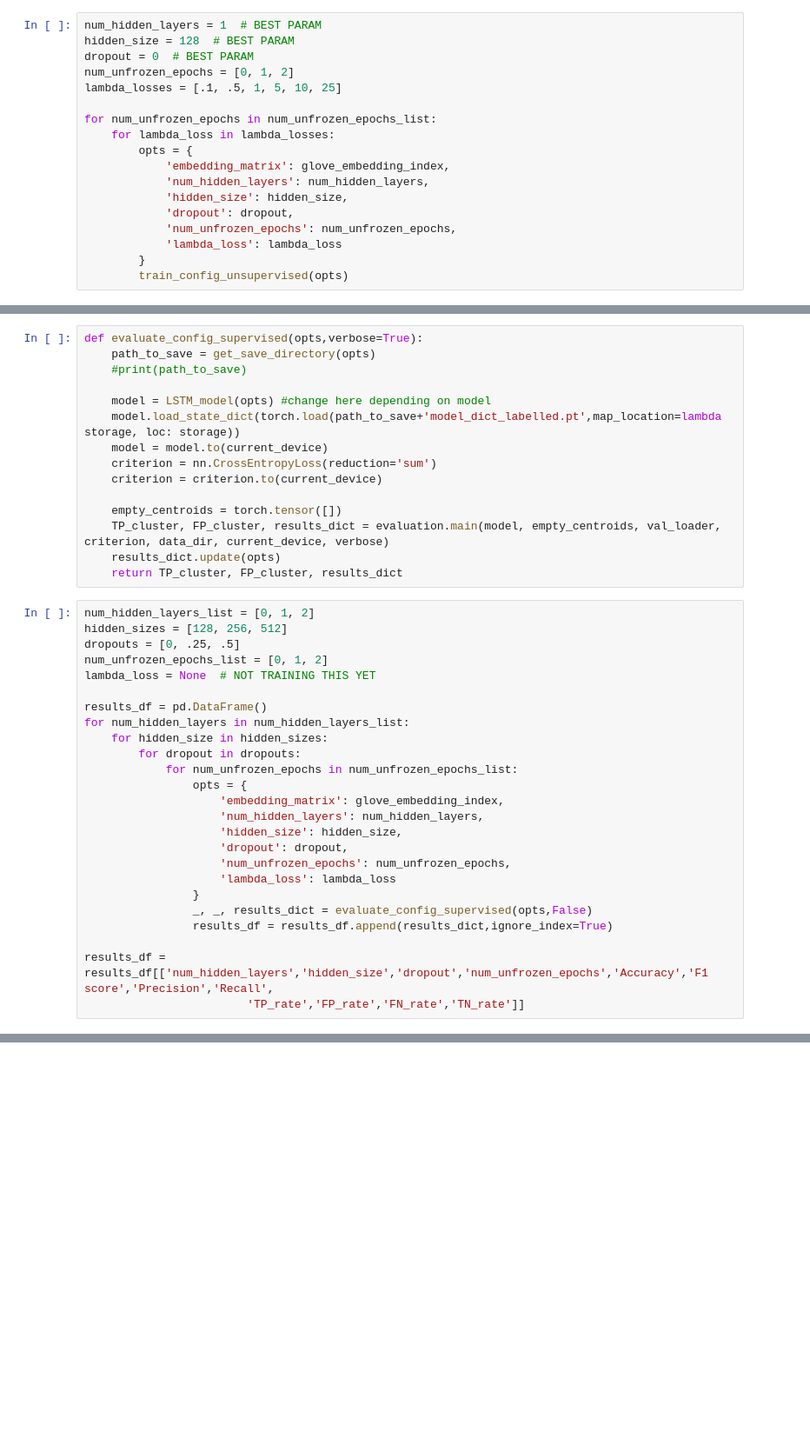
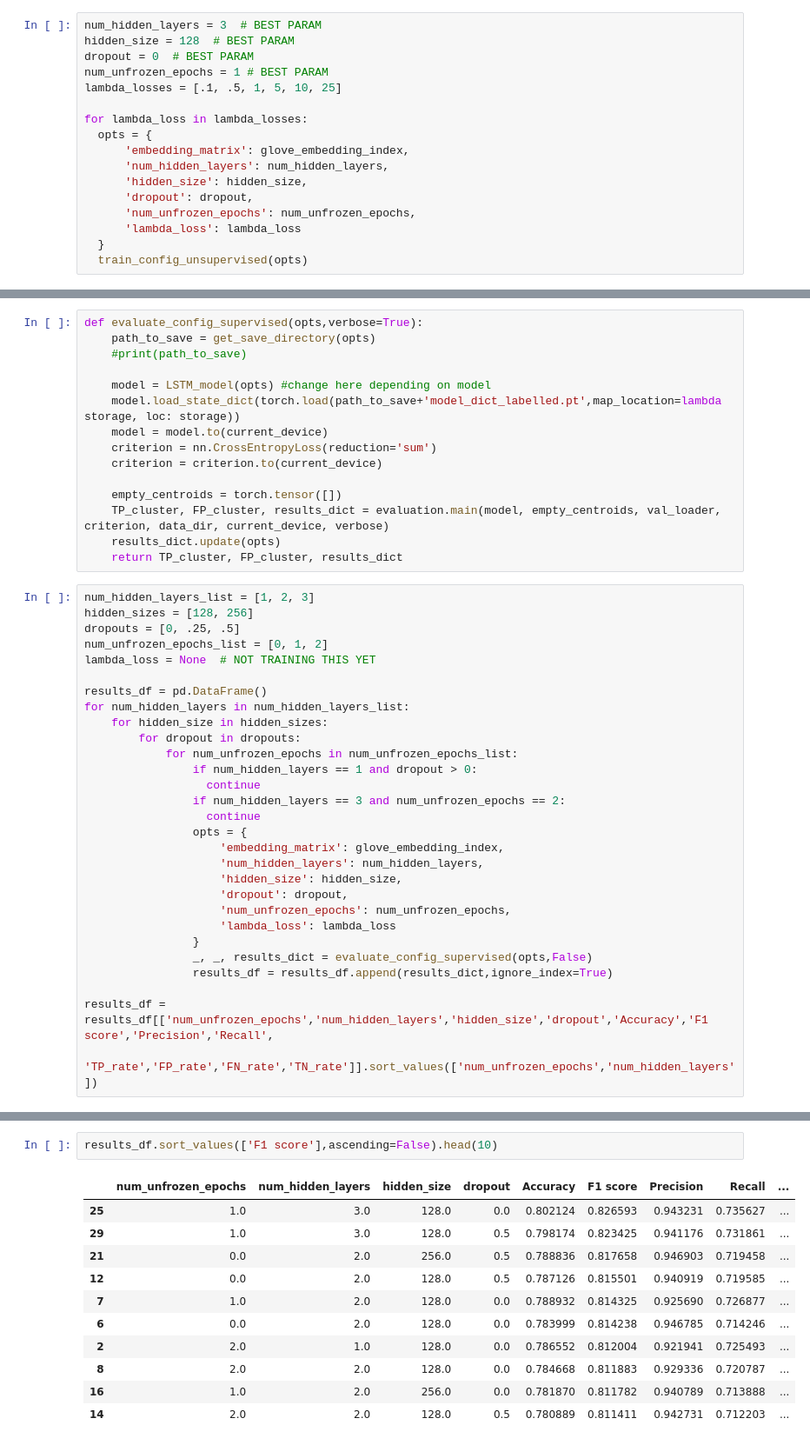
Before and after one commit to elliotgsilva/BiasedLanguageDetection, a Jupyter notebook: lstm_unfrozen_model.ipynb, the cells around one changed output, grey strips where cells are left out. Shown: that part at 87% size. Saved outputs shown, nothing was run; the diff lists cells and outputs as text; blank space fills up the shorter version.

```diff
--- a/lstm_unfrozen_model.ipynb
+++ b/lstm_unfrozen_model.ipynb
@@ -661,18 +696,17 @@ def train_config_unsupervised(opts):
 # %%
-num_hidden_layers = 1  # BEST PARAM
+num_hidden_layers = 3  # BEST PARAM
 hidden_size = 128  # BEST PARAM
 dropout = 0  # BEST PARAM
-num_unfrozen_epochs = [0, 1, 2]
+num_unfrozen_epochs = 1 # BEST PARAM
 lambda_losses = [.1, .5, 1, 5, 10, 25]
 
-for num_unfrozen_epochs in num_unfrozen_epochs_list:
-    for lambda_loss in lambda_losses:
-        opts = {
-            'embedding_matrix': glove_embedding_index,
-            'num_hidden_layers': num_hidden_layers,
-            'hidden_size': hidden_size,
-            'dropout': dropout,
-            'num_unfrozen_epochs': num_unfrozen_epochs,
-            'lambda_loss': lambda_loss
-        }
-        train_config_unsupervised(opts)
+for lambda_loss in lambda_losses:
+  opts = {
+      'embedding_matrix': glove_embedding_index,
+      'num_hidden_layers': num_hidden_layers,
+      'hidden_size': hidden_size,
+      'dropout': dropout,
+      'num_unfrozen_epochs': num_unfrozen_epochs,
+      'lambda_loss': lambda_loss
+  }
+  train_config_unsupervised(opts)
@@ -755,8 +736,8 @@ def evaluate_config_supervised(opts,verbose=True):
     results_dict.update(opts)
     return TP_cluster, FP_cluster, results_dict
 # %%
-num_hidden_layers_list = [0, 1, 2]
-hidden_sizes = [128, 256, 512]
+num_hidden_layers_list = [1, 2, 3]
+hidden_sizes = [128, 256]
 dropouts = [0, .25, .5]
 num_unfrozen_epochs_list = [0, 1, 2]
 lambda_loss = None  # NOT TRAINING THIS YET
@@ -766,6 +747,10 @@ for num_hidden_layers in num_hidden_layers_list:
     for hidden_size in hidden_sizes:
         for dropout in dropouts:
             for num_unfrozen_epochs in num_unfrozen_epochs_list:
+                if num_hidden_layers == 1 and dropout > 0:
+                  continue
+                if num_hidden_layers == 3 and num_unfrozen_epochs == 2:
+                  continue
                 opts = {
                     'embedding_matrix': glove_embedding_index,
                     'num_hidden_layers': num_hidden_layers,
@@ -777,5 +762,5 @@ for num_hidden_layers in num_hidden_layers_list:
                 _, _, results_dict = evaluate_config_supervised(opts,False)
                 results_df = results_df.append(results_dict,ignore_index=True)
 
-results_df = results_df[['num_hidden_layers','hidden_size','dropout','num_unfrozen_epochs','Accuracy','F1 score','Precision','Recall',
-                        'TP_rate','FP_rate','FN_rate','TN_rate']]
+results_df = results_df[['num_unfrozen_epochs','num_hidden_layers','hidden_size','dropout','Accuracy','F1 score','Precision','Recall',
+                        'TP_rate','FP_rate','FN_rate','TN_rate']].sort_values(['num_unfrozen_epochs','num_hidden_layers'])
@@ -781,0 +769,14 @@ results_df = results_df[['num_hidden_layers','hidden_size','dropout','num_unfroz
+# %%
+results_df.sort_values(['F1 score'],ascending=False).head(10)
+# %% [output]
+|  | num_unfrozen_epochs | num_hidden_layers | hidden_size | dropout | Accuracy | F1 score | Precision | Recall | ... |
+| 25 | 1.0 | 3.0 | 128.0 | 0.0 | 0.802124 | 0.826593 | 0.943231 | 0.735627 | ... |
+| 29 | 1.0 | 3.0 | 128.0 | 0.5 | 0.798174 | 0.823425 | 0.941176 | 0.731861 | ... |
+| 21 | 0.0 | 2.0 | 256.0 | 0.5 | 0.788836 | 0.817658 | 0.946903 | 0.719458 | ... |
+| 12 | 0.0 | 2.0 | 128.0 | 0.5 | 0.787126 | 0.815501 | 0.940919 | 0.719585 | ... |
+| 7 | 1.0 | 2.0 | 128.0 | 0.0 | 0.788932 | 0.814325 | 0.925690 | 0.726877 | ... |
+| 6 | 0.0 | 2.0 | 128.0 | 0.0 | 0.783999 | 0.814238 | 0.946785 | 0.714246 | ... |
+| 2 | 2.0 | 1.0 | 128.0 | 0.0 | 0.786552 | 0.812004 | 0.921941 | 0.725493 | ... |
+| 8 | 2.0 | 2.0 | 128.0 | 0.0 | 0.784668 | 0.811883 | 0.929336 | 0.720787 | ... |
+| 16 | 1.0 | 2.0 | 256.0 | 0.0 | 0.781870 | 0.811782 | 0.940789 | 0.713888 | ... |
+| 14 | 2.0 | 2.0 | 128.0 | 0.5 | 0.780889 | 0.811411 | 0.942731 | 0.712203 | ... |
```
Also changed, not shown: parts of 31 cells of this notebook.
